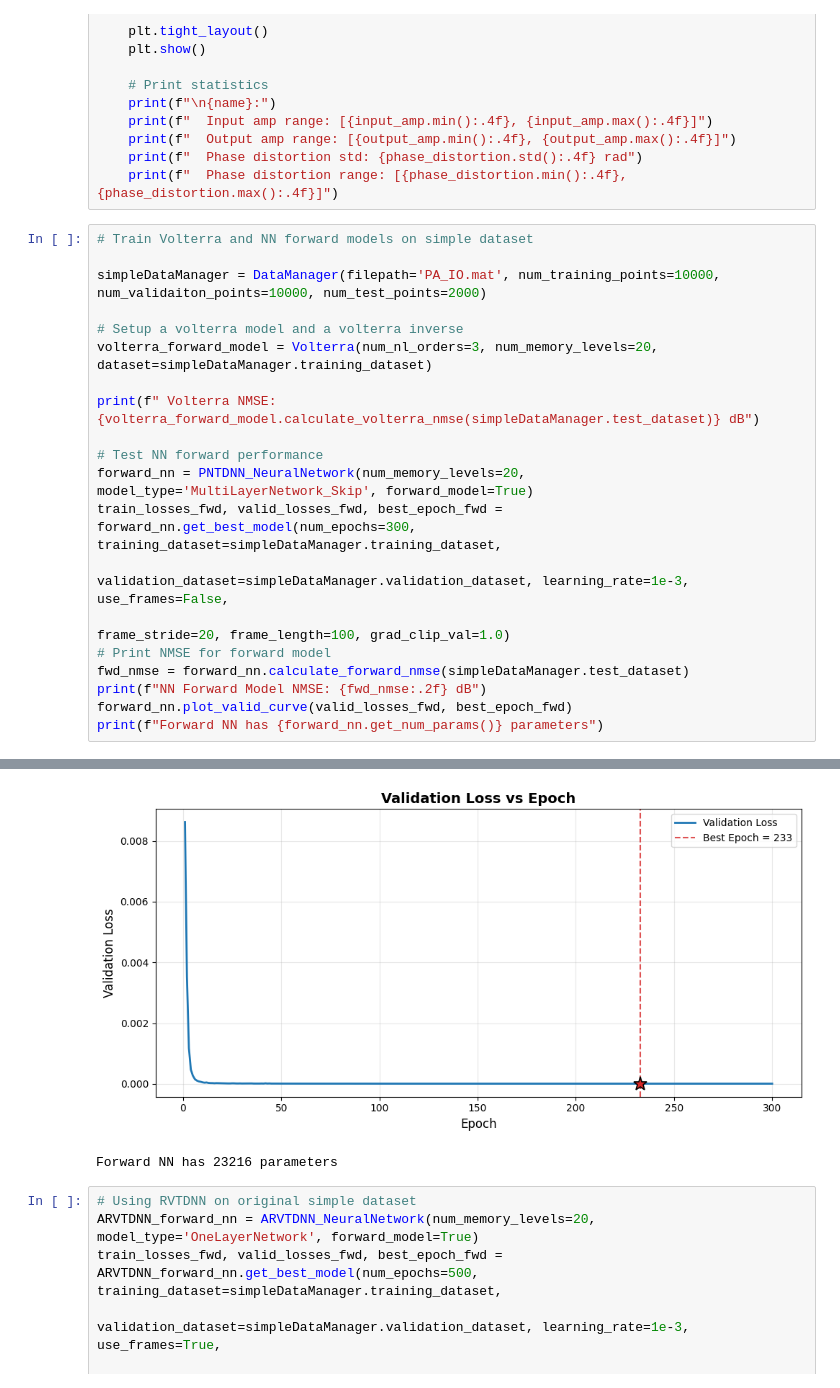
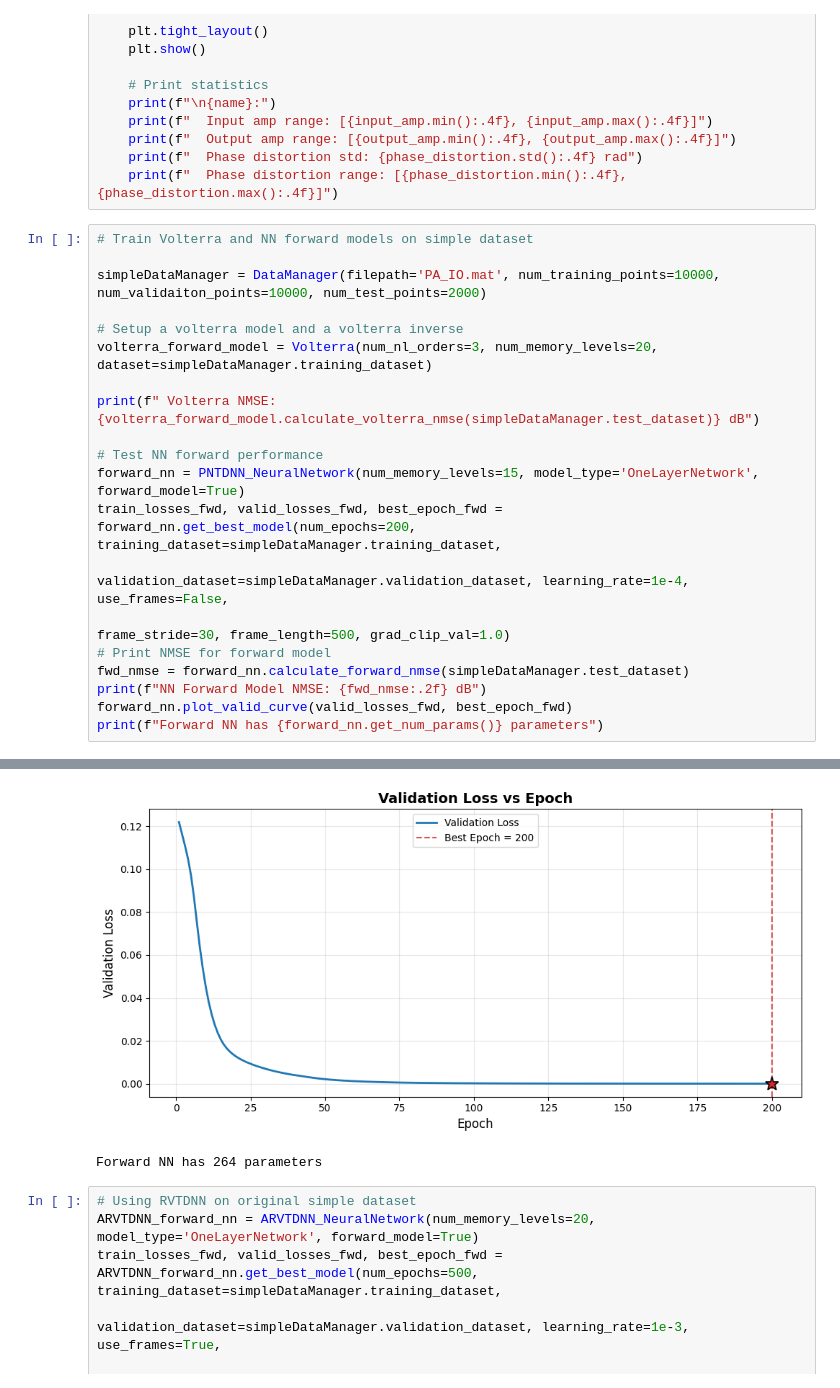
Before and after one commit to aquigney/sparseDPD, a Jupyter notebook: refactored_notebook.ipynb, the cells around one changed output, grey strips where cells are left out. Drawn from its saved outputs; the diff is of its cells as text.

```diff
--- a/refactored_notebook.ipynb
+++ b/refactored_notebook.ipynb
@@ -116,10 +117,10 @@ volterra_forward_model = Volterra(num_nl_orders=3, num_memory_levels=20, dataset
 print(f" Volterra NMSE: {volterra_forward_model.calculate_volterra_nmse(simpleDataManager.test_dataset)} dB")
 
 # Test NN forward performance
-forward_nn = PNTDNN_NeuralNetwork(num_memory_levels=20, model_type='MultiLayerNetwork_Skip', forward_model=True)
-train_losses_fwd, valid_losses_fwd, best_epoch_fwd = forward_nn.get_best_model(num_epochs=300, training_dataset=simpleDataManager.training_dataset,
-                                                                               validation_dataset=simpleDataManager.validation_dataset, learning_rate=1e-3, use_frames=False,
-                                                                               frame_stride=20, frame_length=100, grad_clip_val=1.0)
+forward_nn = PNTDNN_NeuralNetwork(num_memory_levels=15, model_type='OneLayerNetwork', forward_model=True)
+train_losses_fwd, valid_losses_fwd, best_epoch_fwd = forward_nn.get_best_model(num_epochs=200, training_dataset=simpleDataManager.training_dataset,
+                                                                               validation_dataset=simpleDataManager.validation_dataset, learning_rate=1e-4, use_frames=False,
+                                                                               frame_stride=30, frame_length=500, grad_clip_val=1.0)
 # Print NMSE for forward model
 fwd_nmse = forward_nn.calculate_forward_nmse(simpleDataManager.test_dataset)
 print(f"NN Forward Model NMSE: {fwd_nmse:.2f} dB")
@@ -146,5 +147,5 @@ NN Forward Model NMSE: -39.55 dB
-[figure, old version]
+[figure, new version]
-Forward NN has 23216 parameters
+Forward NN has 264 parameters
 # %%
 # Using RVTDNN on original simple dataset
 ARVTDNN_forward_nn = ARVTDNN_NeuralNetwork(num_memory_levels=20, model_type='OneLayerNetwork', forward_model=True)
```
Also changed, not shown: parts of 4 cells of this notebook, 4 other files.
